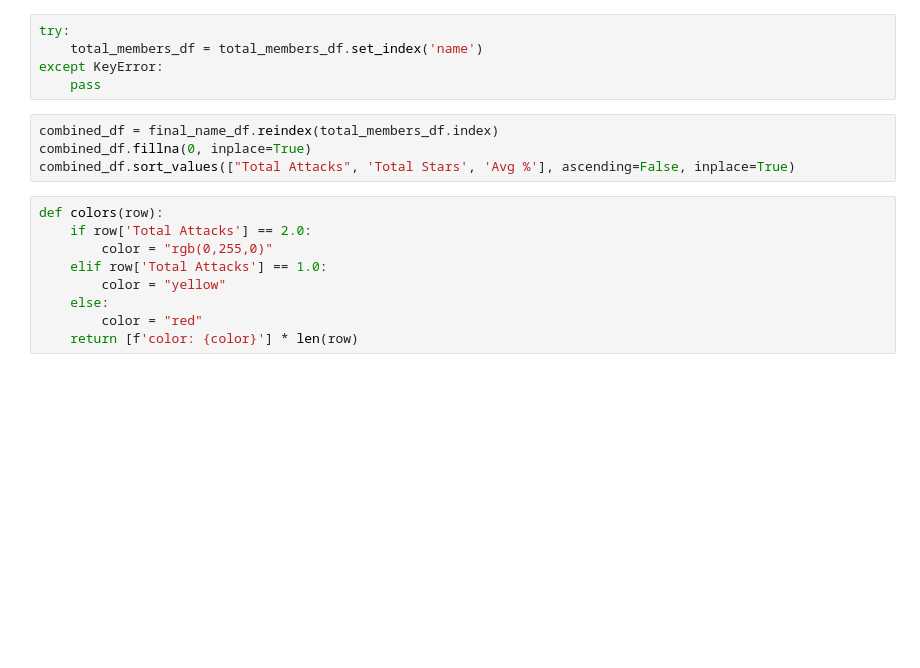
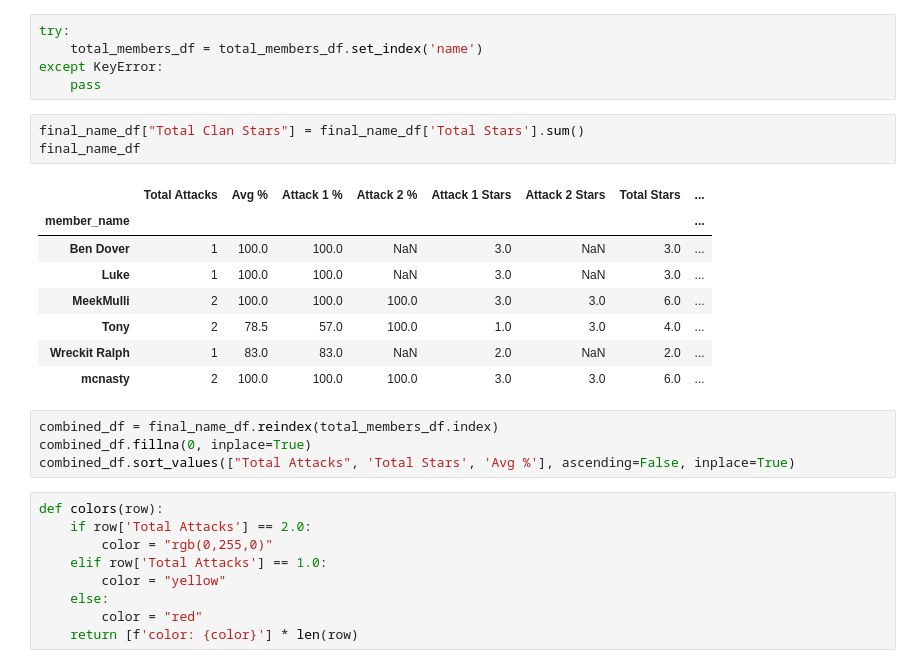
Before and after one commit to lukethan/clash_project, a Jupyter notebook: clash_api.ipynb, the cells around one changed output. Drawn from its saved outputs; the diff is of its cells as text; blank space fills up the shorter version.

```diff
--- a/clash_api.ipynb
+++ b/clash_api.ipynb
@@ -218,6 +187,18 @@ try:
     total_members_df = total_members_df.set_index('name')
 except KeyError:
     pass
+# %%
+final_name_df["Total Clan Stars"] = final_name_df['Total Stars'].sum()
+final_name_df
+# %% [output]
+|  | Total Attacks | Avg % | Attack 1 % | Attack 2 % | Attack 1 Stars | Attack 2 Stars | Total Stars | ... |
+| member_name |  |  |  |  |  |  |  | ... |
+| Ben Dover | 1 | 100.0 | 100.0 | NaN | 3.0 | NaN | 3.0 | ... |
+| Luke | 1 | 100.0 | 100.0 | NaN | 3.0 | NaN | 3.0 | ... |
+| MeekMulli | 2 | 100.0 | 100.0 | 100.0 | 3.0 | 3.0 | 6.0 | ... |
+| Tony | 2 | 78.5 | 57.0 | 100.0 | 1.0 | 3.0 | 4.0 | ... |
+| Wreckit Ralph | 1 | 83.0 | 83.0 | NaN | 2.0 | NaN | 2.0 | ... |
+| mcnasty | 2 | 100.0 | 100.0 | 100.0 | 3.0 | 3.0 | 6.0 | ... |
 # %%
 combined_df = final_name_df.reindex(total_members_df.index)
 combined_df.fillna(0, inplace=True)
```
Also changed, not shown: parts of 11 cells of this notebook, 8 other files.
